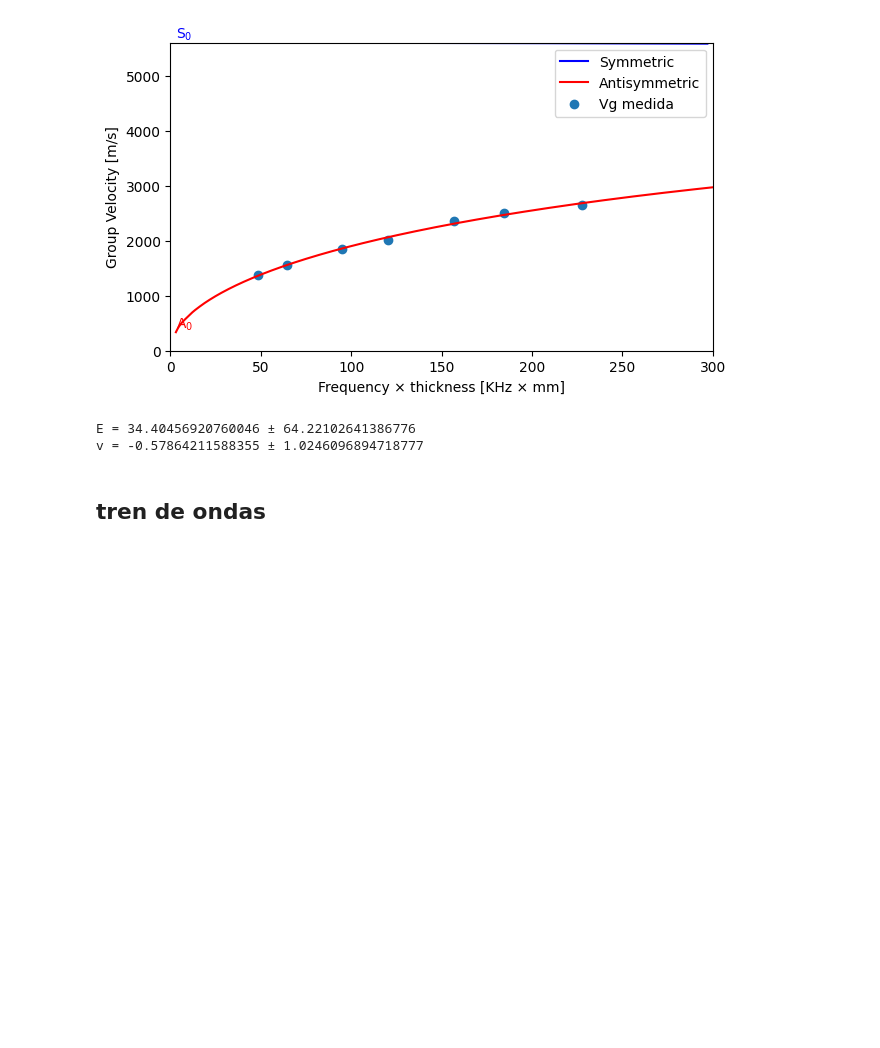
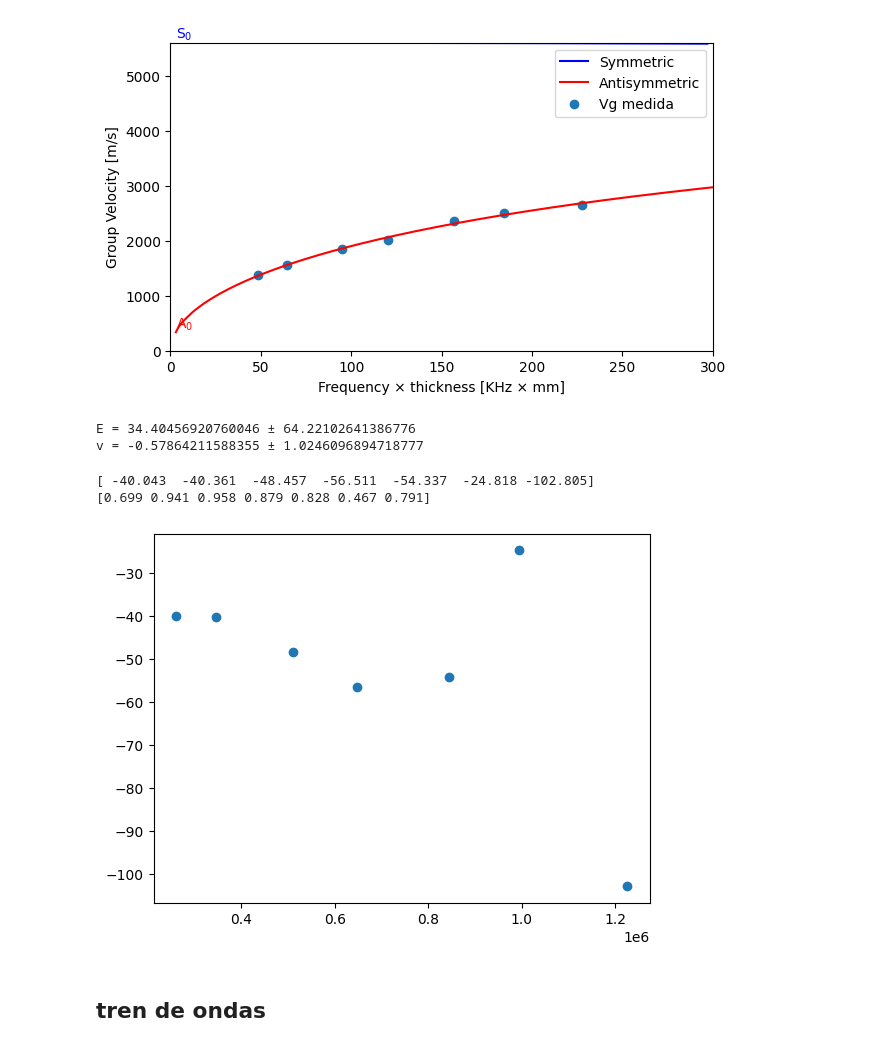
Before and after one commit to eriknbd/Lamb_wave_analisis, a Jupyter notebook: LambAnalisis.ipynb, the cells around one changed output. Cells and saved outputs as stored; diff of their text form; code cells hidden in the pictures; blank space fills up the shorter version.

```diff
--- a/LambAnalisis.ipynb
+++ b/LambAnalisis.ipynb
@@ -644,6 +644,33 @@ print("v =", v,"±", v_er)
 # %% [output]
 E = 34.40456920760046 ± 64.22102641386776
 v = -0.57864211588355 ± 1.0246096894718777
+# %%
+from lambmath import amplitudes
+from scipy.stats import linregress
+
+alpha = []
+r2    = []
+all_bp_width  = np.array([200e3, 200e3, 200e3, 200e3, 200e3, 200e3, 300e3])
+
+for i in range(len(names)):
+    A = amplitudes(data_file[names[i]], dist, bp_w = all_bp_width[i], plot = False)
+    lr = linregress(dist, 20*np.log(A/A.max()))
+    alpha.append(lr[0])
+    r2.append(lr[2]**2)
+
+alpha = np.array(alpha).round(3)
+r2    = np.array(r2).round(3)
+print(alpha)
+print(r2)
+
+fr = [max_frecuency(data_file[name]) for name in names]
+
+plt.scatter(fr, alpha)
+plt.show()
+# %% [output]
+[ -40.043  -40.361  -48.457  -56.511  -54.337  -24.818 -102.805]
+[0.699 0.941 0.958 0.879 0.828 0.467 0.791]
+[figure, added]
 # %% [markdown]
 ## tren de ondas
 # %%
```
Also changed, not shown: parts of 1 cell of this notebook.
